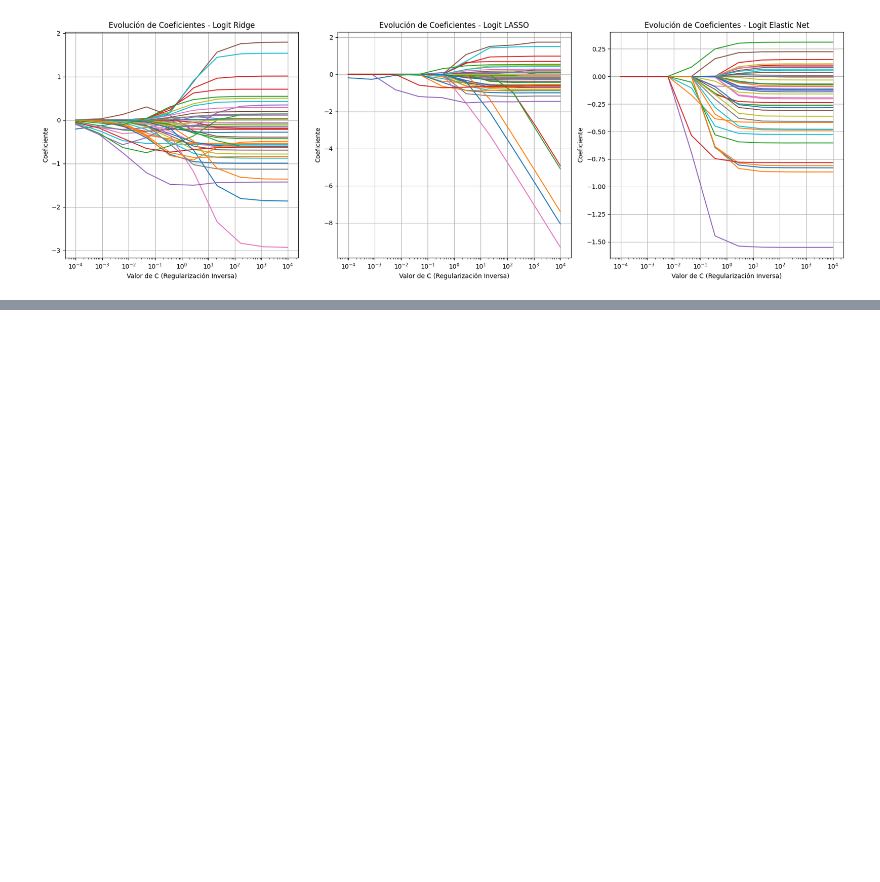
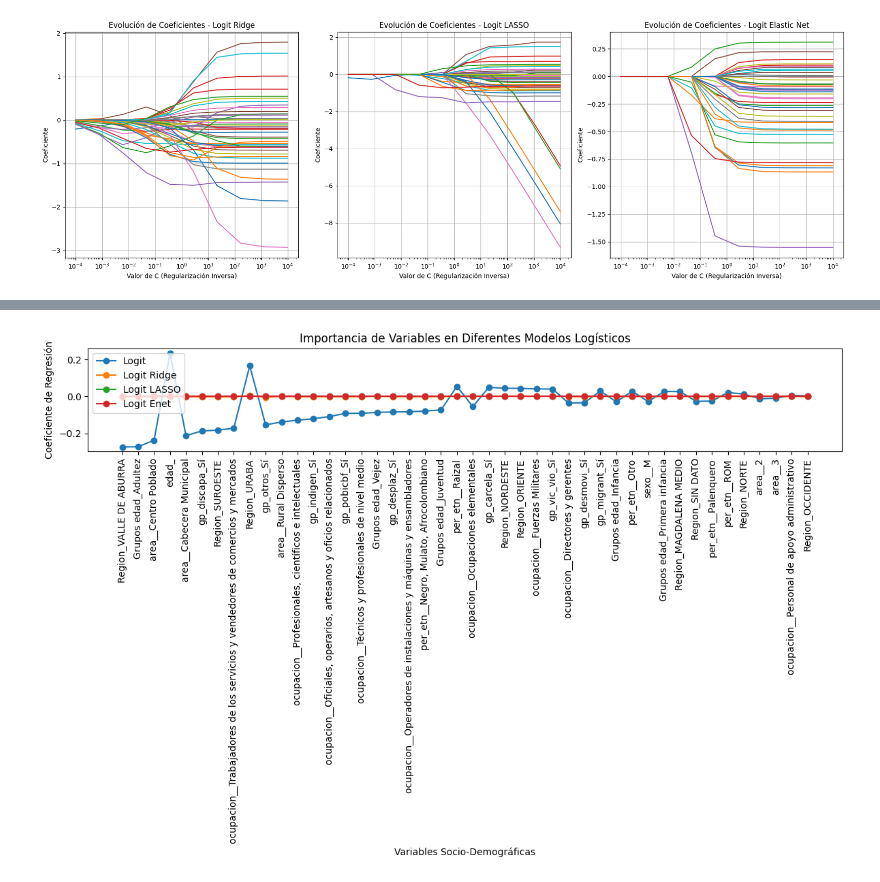
Before and after one commit to MarioSolano98/actividad-evaluativa3-AC, a Jupyter notebook: actividad_evaluativa3.ipynb, the cells around one changed output, grey strips where cells are left out. Cells and saved outputs as stored; diff of their text form; code cells hidden in the pictures; blank space fills up the shorter version.

```diff
--- a/actividad_evaluativa3.ipynb
+++ b/actividad_evaluativa3.ipynb
@@ -440,0 +483,26 @@ plt.show()
+# %%
+import matplotlib.pyplot as plt
+
+# Seleccionar el modelo base para comparación
+base_model = 'Logit'
+
+# Ordenar las variables por la magnitud de sus coeficientes en el modelo base
+sorted_coef = coef_df[base_model].abs().sort_values(ascending=False).index
+
+# Reordenar el DataFrame según la variable más relevante
+coef_df = coef_df.loc[sorted_coef]
+
+# Plot para cada modelo
+plt.figure(figsize=(12, 8))
+for model_name in pipelines.keys():
+    plt.plot(coef_df.index, coef_df[model_name], label=model_name, marker='o')
+
+plt.xticks(rotation=90)
+plt.xlabel('Variables Socio-Demográficas')
+plt.ylabel('Coeficiente de Regresión')
+plt.title('Importancia de Variables en Diferentes Modelos Logísticos')
+plt.legend()
+plt.tight_layout()
+plt.show()
+# %% [output]
+[figure, added]
```
Also changed, not shown: parts of 1 cell of this notebook.
